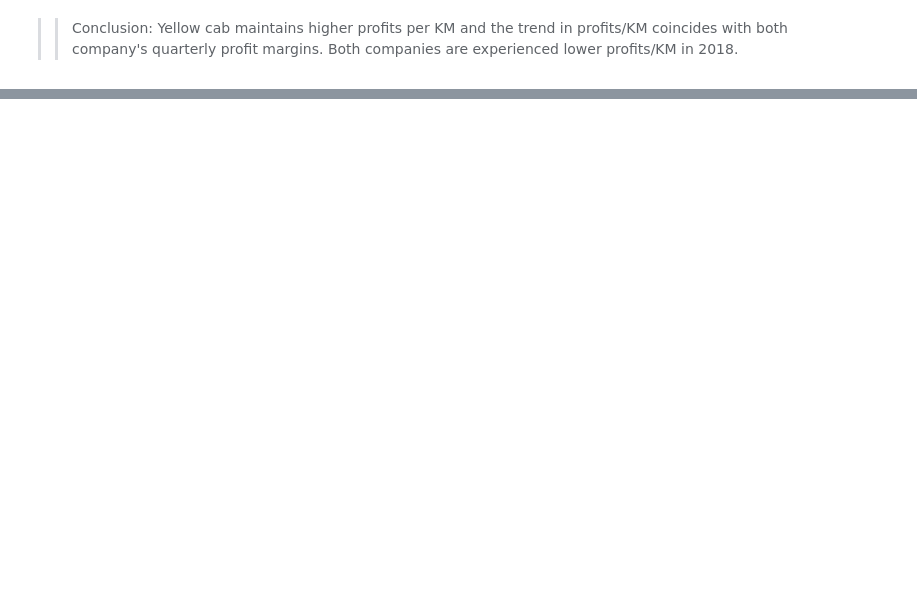
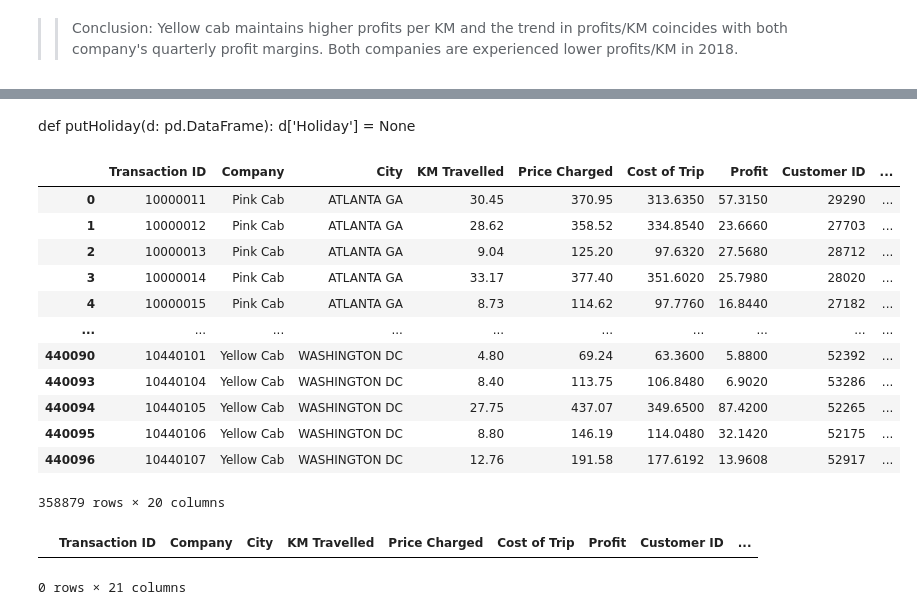
Before and after one commit to nureinumeya1999/Cab-Investment, a Jupyter notebook: src/EDA.ipynb, the cells around one changed output, grey strips where cells are left out. Saved outputs shown, nothing was run; the diff lists cells and outputs as text; code cells hidden in the pictures; blank space fills up the shorter version.

```diff
--- a/src/EDA.ipynb
+++ b/src/EDA.ipynb
@@ -703,0 +730,24 @@ plt.show()
+# %% [markdown]
+def putHoliday(d: pd.DataFrame):
+    d['Holiday'] = None
+# %%
+df
+# %% [output]
+|  | Transaction ID | Company | City | KM Travelled | Price Charged | Cost of Trip | Profit | Customer ID | ... |
+| 0 | 10000011 | Pink Cab | ATLANTA GA | 30.45 | 370.95 | 313.6350 | 57.3150 | 29290 | ... |
+| 1 | 10000012 | Pink Cab | ATLANTA GA | 28.62 | 358.52 | 334.8540 | 23.6660 | 27703 | ... |
+| 2 | 10000013 | Pink Cab | ATLANTA GA | 9.04 | 125.20 | 97.6320 | 27.5680 | 28712 | ... |
+| 3 | 10000014 | Pink Cab | ATLANTA GA | 33.17 | 377.40 | 351.6020 | 25.7980 | 28020 | ... |
+| 4 | 10000015 | Pink Cab | ATLANTA GA | 8.73 | 114.62 | 97.7760 | 16.8440 | 27182 | ... |
+| ... | ... | ... | ... | ... | ... | ... | ... | ... | ... |
+| 440090 | 10440101 | Yellow Cab | WASHINGTON DC | 4.80 | 69.24 | 63.3600 | 5.8800 | 52392 | ... |
+| 440093 | 10440104 | Yellow Cab | WASHINGTON DC | 8.40 | 113.75 | 106.8480 | 6.9020 | 53286 | ... |
+| 440094 | 10440105 | Yellow Cab | WASHINGTON DC | 27.75 | 437.07 | 349.6500 | 87.4200 | 52265 | ... |
+| 440095 | 10440106 | Yellow Cab | WASHINGTON DC | 8.80 | 146.19 | 114.0480 | 32.1420 | 52175 | ... |
+| 440096 | 10440107 | Yellow Cab | WASHINGTON DC | 12.76 | 191.58 | 177.6192 | 13.9608 | 52917 | ... |
+358879 rows × 20 columns
+# %%
+dfholidays
+# %% [output]
+|  | Transaction ID | Company | City | KM Travelled | Price Charged | Cost of Trip | Profit | Customer ID | ... |
+0 rows × 21 columns
```
Also changed, not shown: parts of 5 cells of this notebook.
